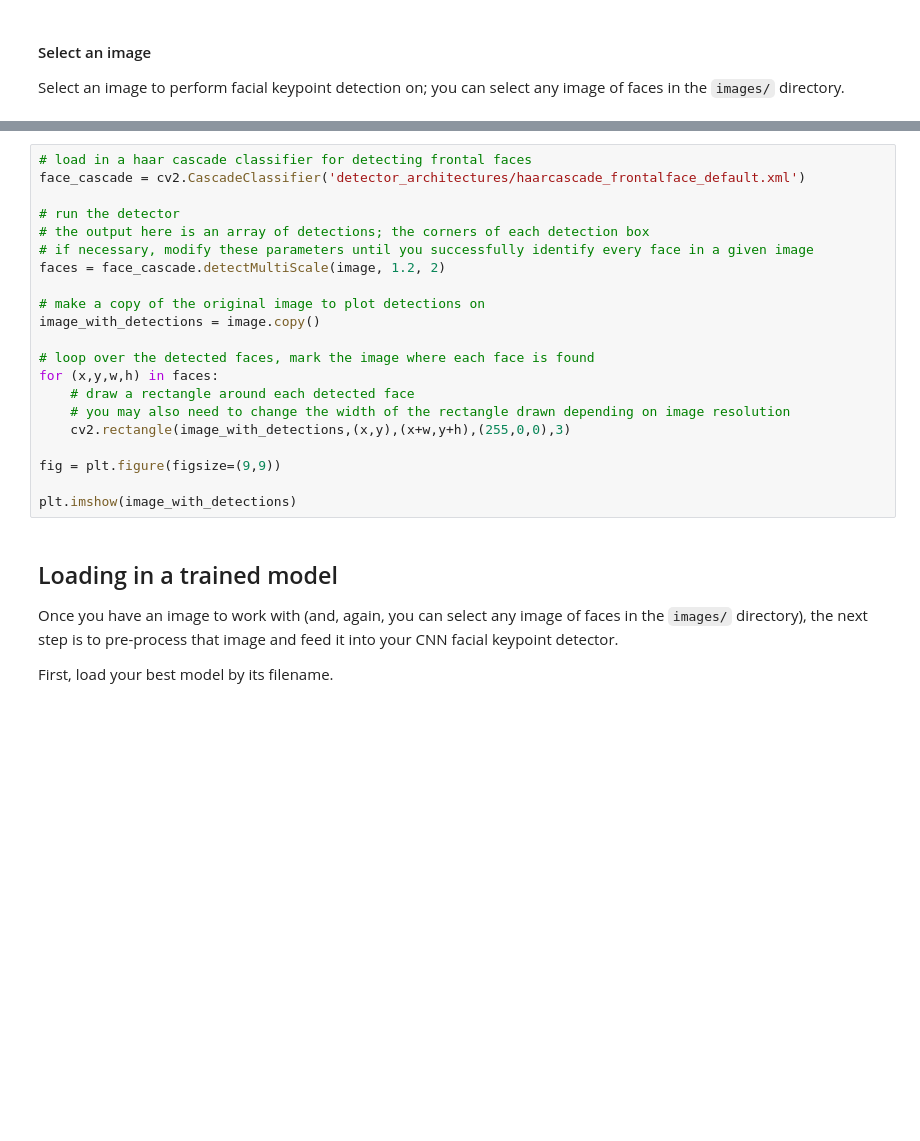
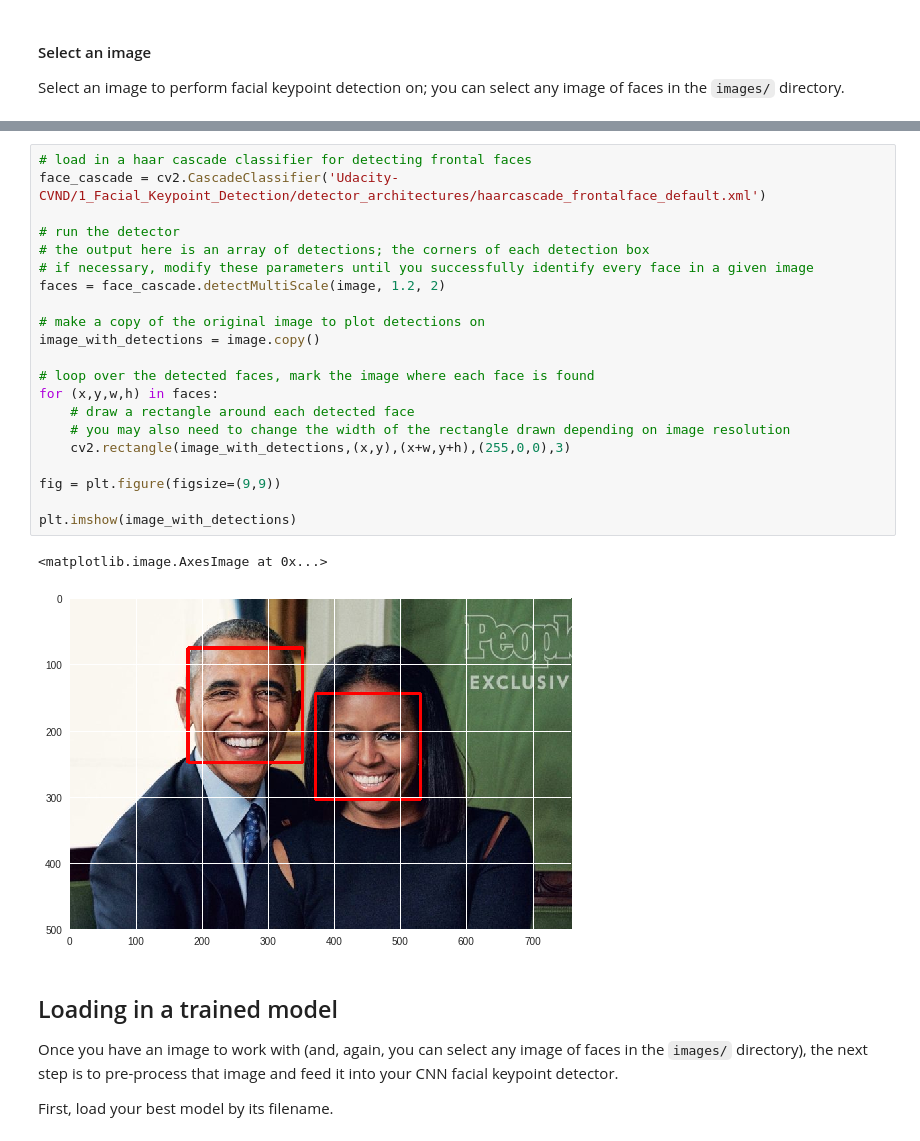
Before and after one commit to egness/Udacity-CVND, a Jupyter notebook: 1_Facial_Keypoint_Detection/3. Facial Keypoint Detection, Complete Pipeline.ipynb, the cells around one changed output, grey strips where cells are left out. Cells and saved outputs as stored; diff of their text form; blank space fills up the shorter version.

```diff
--- a/1_Facial_Keypoint_Detection/3. Facial Keypoint Detection, Complete Pipeline.ipynb
+++ b/1_Facial_Keypoint_Detection/3. Facial Keypoint Detection, Complete Pipeline.ipynb
@@ -44,24 +72,27 @@ An example of face detection on a variety of images is shown below.
 # %%
 # load in a haar cascade classifier for detecting frontal faces
-face_cascade = cv2.CascadeClassifier('detector_architectures/haarcascade_frontalface_default.xml')
+face_cascade = cv2.CascadeClassifier('Udacity-CVND/1_Facial_Keypoint_Detection/detector_architectures/haarcascade_frontalface_default.xml')
 
 # run the detector
 # the output here is an array of detections; the corners of each detection box
 # if necessary, modify these parameters until you successfully identify every face in a given image
 faces = face_cascade.detectMultiScale(image, 1.2, 2)
 
 # make a copy of the original image to plot detections on
 image_with_detections = image.copy()
 
 # loop over the detected faces, mark the image where each face is found
 for (x,y,w,h) in faces:
     # draw a rectangle around each detected face
     # you may also need to change the width of the rectangle drawn depending on image resolution
     cv2.rectangle(image_with_detections,(x,y),(x+w,y+h),(255,0,0),3)
 
 fig = plt.figure(figsize=(9,9))
 
 plt.imshow(image_with_detections)
+# %% [output]
+<matplotlib.image.AxesImage at 0x...>
+[figure, added]
 # %% [markdown]
 ## Loading in a trained model
 
```
Also changed, not shown: parts of 7 cells of this notebook.
